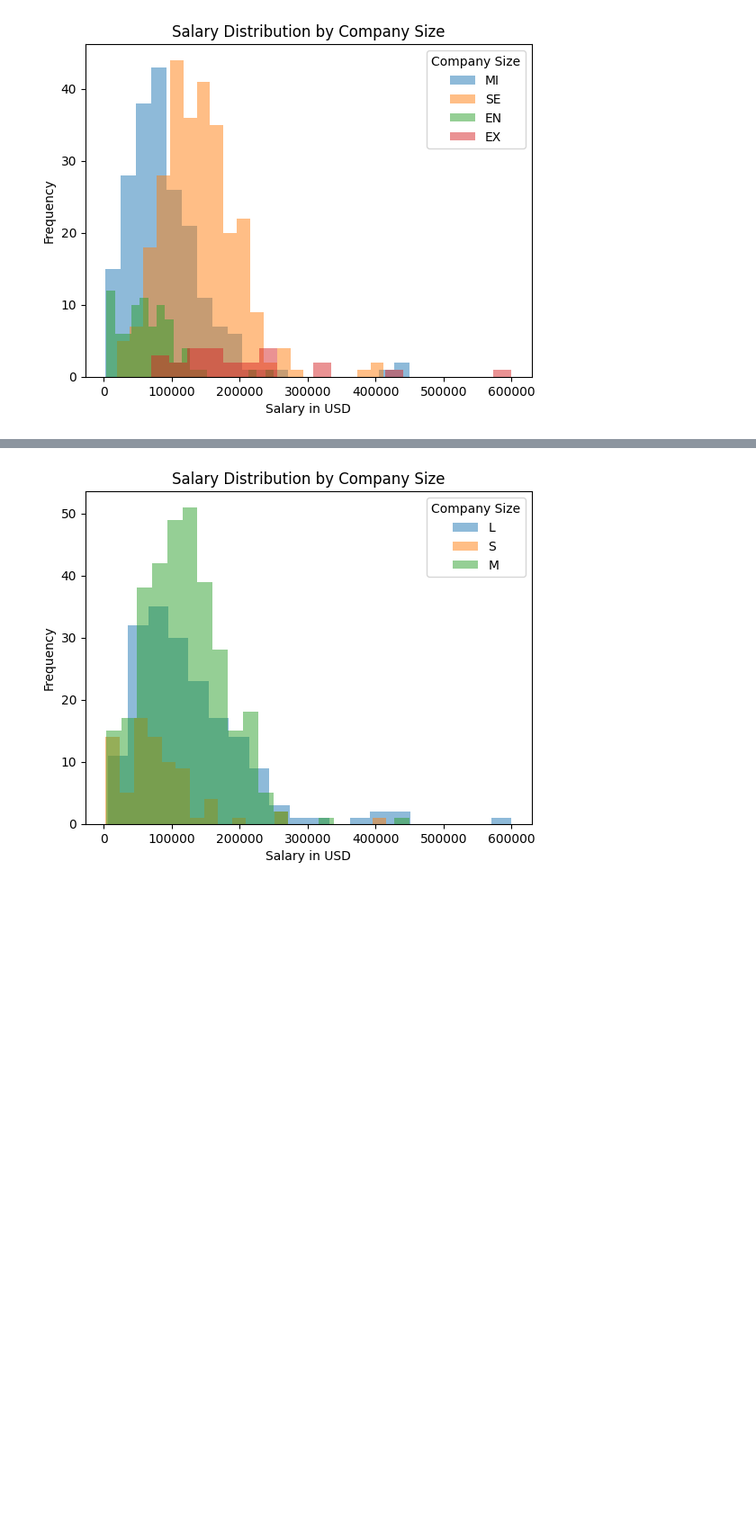
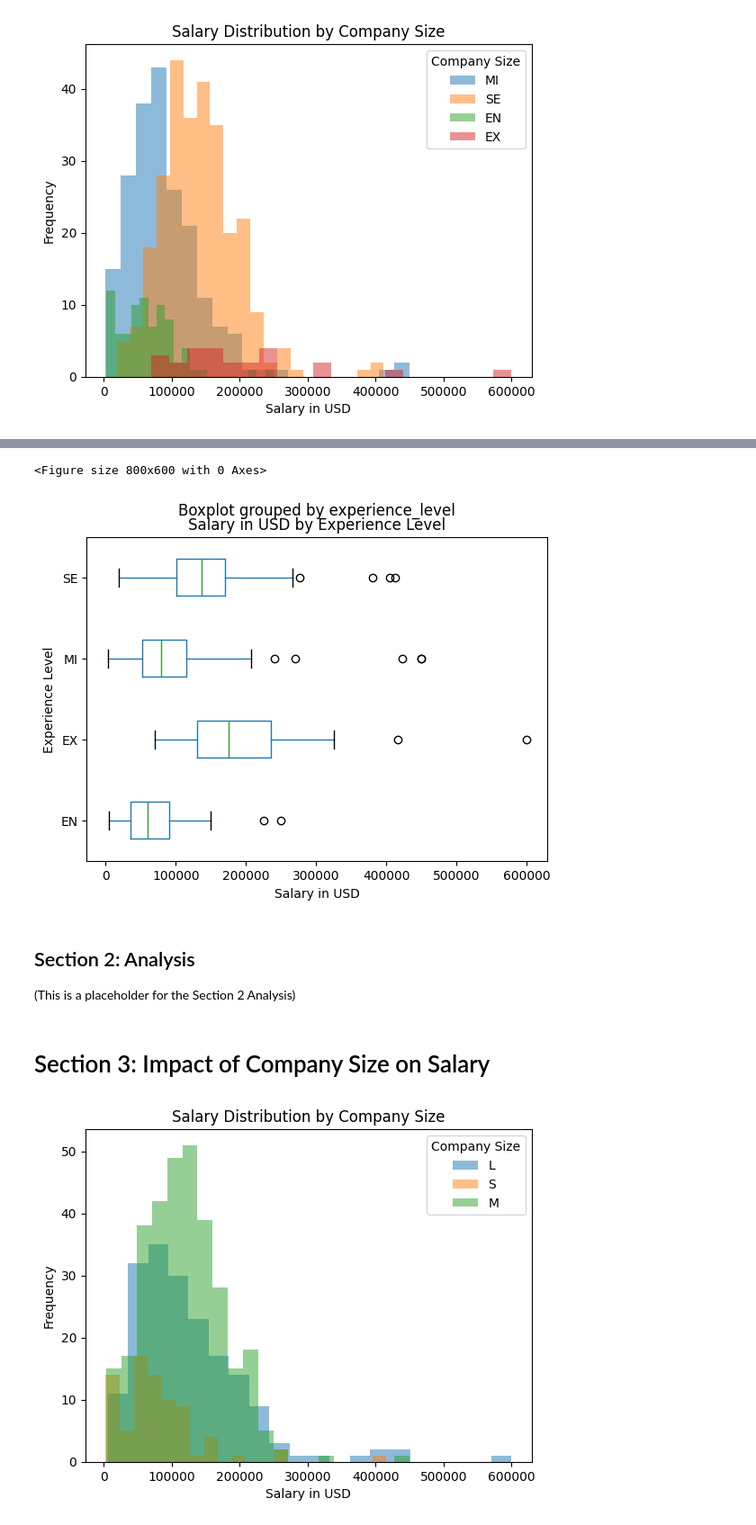
Before and after one commit to krewdreele/stat220labs, a Jupyter notebook: Untitled1.ipynb, the cells around one changed output, grey strips where cells are left out. Shown: that part at 90% size. Cells and saved outputs as stored; diff of their text form; code cells hidden in the pictures; blank space fills up the shorter version.

Commit message:
finish section 3 and formatting

```diff
--- a/Untitled1.ipynb
+++ b/Untitled1.ipynb
@@ -119,3 +167,18 @@ plt.show()
+# %%
+plt.figure(figsize=(8, 6))
+salaries.boxplot(column='salary_in_usd', by='experience_level', vert=False, grid = False)
+plt.title('Salary in USD by Experience Level')
+plt.xlabel('Salary in USD')
+plt.ylabel('Experience Level')
+plt.show()
+# %% [output]
+<Figure size 800x600 with 0 Axes>
+[figure, added]
+# %% [markdown]
+## Section 2: Analysis
+(This is a placeholder for the Section 2 Analysis)
+# %% [markdown]
+# Section 3: Impact of Company Size on Salary
 # %%
 company_size = salaries['company_size'].unique()
 
```
Also changed, not shown: parts of 10 cells of this notebook.
